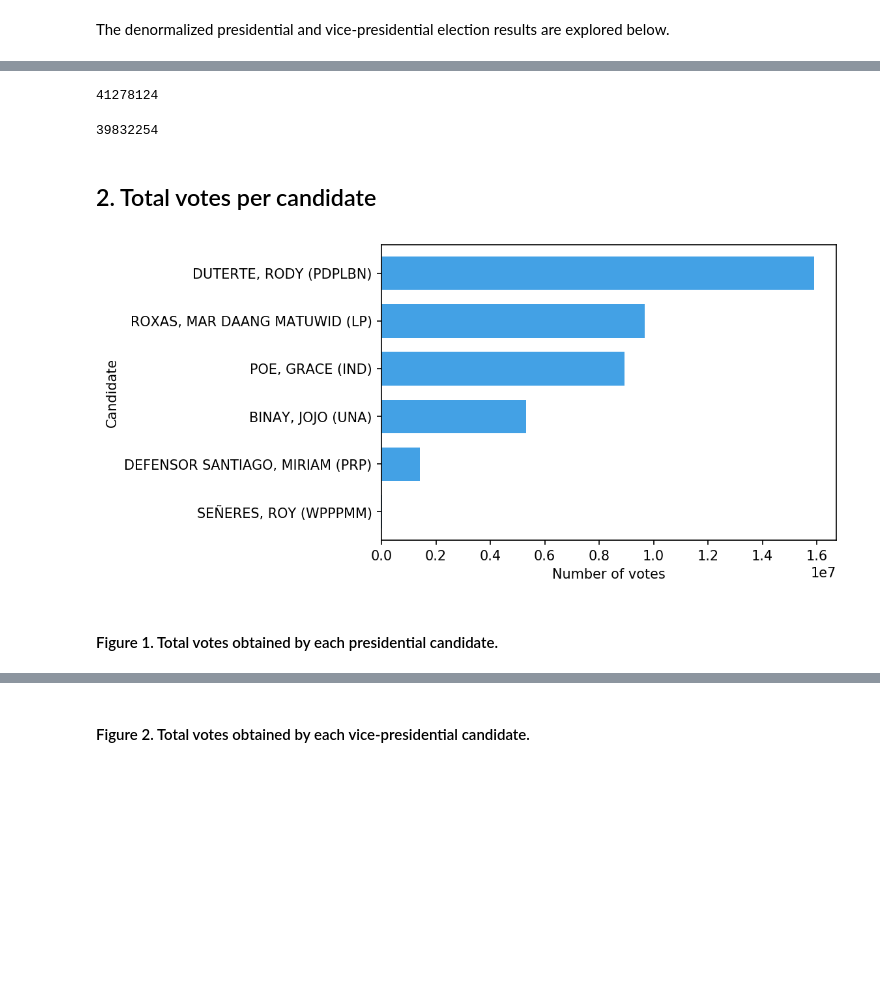
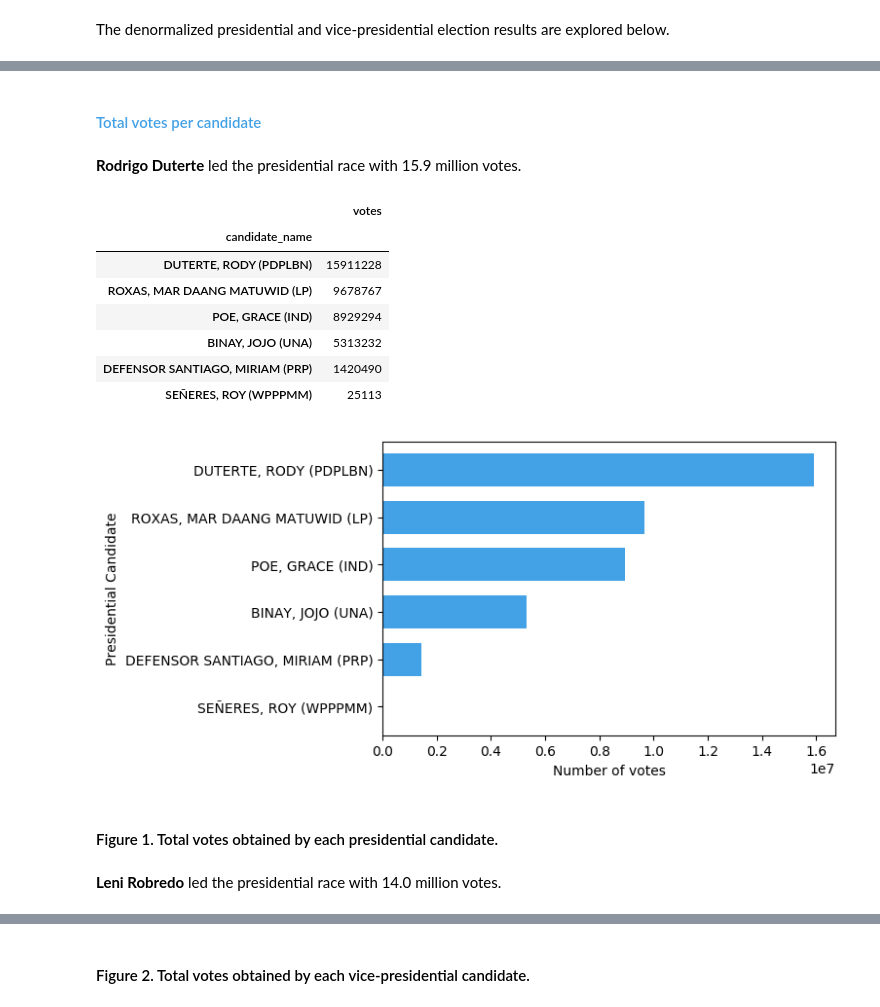
Before and after one commit to gpesleta/elections, a Jupyter notebook: PhilippineElections_Esleta.ipynb, the cells around one changed output, grey strips where cells are left out. Saved outputs shown, nothing was run; the diff lists cells and outputs as text; code cells hidden in the pictures; blank space fills up the shorter version.

Commit message:
Updated Tableau dashboard

```diff
--- a/PhilippineElections_Esleta.ipynb
+++ b/PhilippineElections_Esleta.ipynb
@@ -552,2 +740,4 @@ print(sorted(df_vp['candidate_name'].unique()))
 # %%
-df_vp_merged = pd.merge(df_vp, df_precinct[cols], on='precinct_code', how='left')
+df_vp_merged = pd.merge(df_vp,
+                          df_precinct[['precinct_code', 'region', 'province', 'municipality', 'barangay']],
+                          on='precinct_code', how='left')
@@ -604,7 +777,4 @@ array(['BATANGAS', 'ABRA', 'LANAO DEL SUR', 'ILOILO', 'ILOCOS SUR',
 # %%
-with open('Datasets/vice-president_merged.pkl', 'wb') as f:
+with open('Datasets/results_vice-president_denormalized.pkl', 'wb') as f:
     pickle.dump(df_vp_merged, f)
-# %%
-with open('Datasets/vice-president_merged.pkl', 'rb') as f:
-    df_vp = pickle.load(f)
 # %%
@@ -640,6 +786,6 @@ df_vp
 # %% [markdown]
 The denormalized presidential and vice-presidential election results are explored below.
 # %%
-with open('Datasets/president_merged.pkl', 'rb') as f:
+with open('Datasets/results_president_denormalized.pkl', 'rb') as f:
     df_pres = pickle.load(f)
 # %%
@@ -650,19 +804,26 @@ with open('Datasets/vice-president_merged.pkl', 'rb') as f:
+# %% [markdown]
+#### <font color="#43a1e5">Total votes per candidate</font>
+# %% [markdown]
+**Rodrigo Duterte** led the presidential race with 15.9 million votes.
 # %%
-df_pres['votes'].sum()
+df_pres.groupby('candidate_name')['votes'].agg(sum).sort_values(ascending=False).to_frame()
 # %% [output]
-41278124
+|  | votes |
+| candidate_name |  |
+| DUTERTE, RODY (PDPLBN) | 15911228 |
+| ROXAS, MAR DAANG MATUWID (LP) | 9678767 |
+| POE, GRACE (IND) | 8929294 |
+| BINAY, JOJO (UNA) | 5313232 |
+| DEFENSOR SANTIAGO, MIRIAM (PRP) | 1420490 |
+| SEÑERES, ROY (WPPPMM) | 25113 |
-# %%
-df_vp['votes'].sum()
-# %% [output]
-39832254
-# %% [markdown]
-## 2. Total votes per candidate
 # %%
-fig, ax = plt.subplots(dpi=150)
+fig, ax = plt.subplots(dpi=100)
 df_pres.groupby('candidate_name')['votes'].agg(sum).sort_values(ascending=True).plot(kind='barh', color='#43a1e5', ax=ax, width=0.7)
-ax.set_ylabel('Candidate')
+ax.set_ylabel('Presidential Candidate')
 ax.set_xlabel('Number of votes');
 # %% [output]
-[figure, old version]
+[figure, new version]
 # %% [markdown]
 #### Figure 1. Total votes obtained by each presidential candidate.
+# %% [markdown]
+**Leni Robredo** led the presidential race with 14.0 million votes.
```
Also changed, not shown: parts of 222 cells of this notebook, 11 other files.
